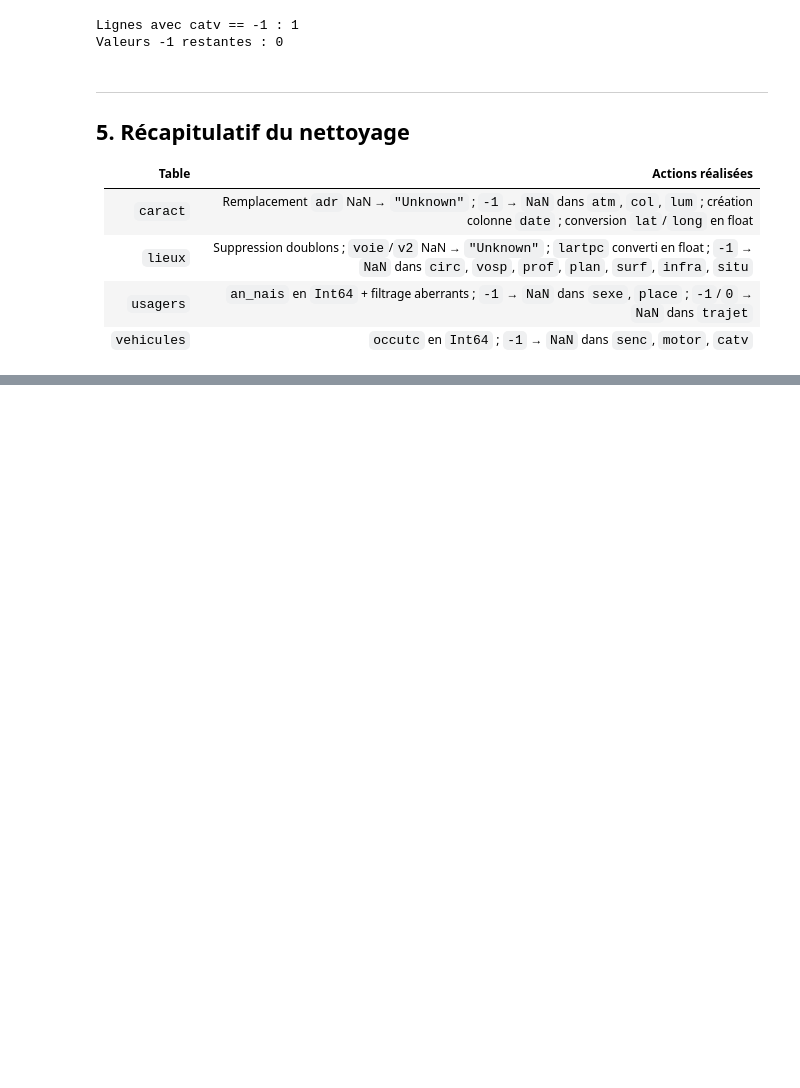
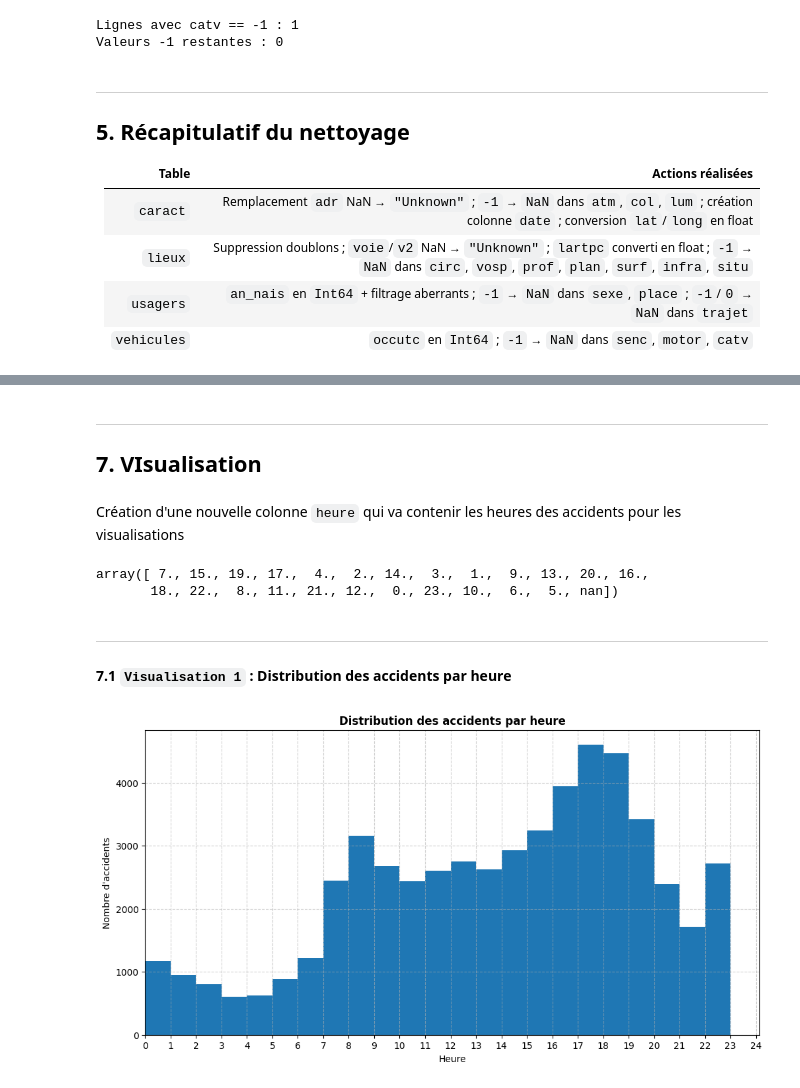
Before and after one commit to Ilyies07/analyse-data-accidents-route-france, a Jupyter notebook: analyse.ipynb, the cells around one changed output, grey strips where cells are left out. Cells and saved outputs as stored; diff of their text form; code cells hidden in the pictures; blank space fills up the shorter version.

Commit message:
Début analyse graphique du dataset ajout de quelque nettoyage supplémentaire

```diff
--- a/analyse.ipynb
+++ b/analyse.ipynb
@@ -129,0 +132,5 @@ Aucune valeur aberrante détectée en dehors des `-1` déjà traités. Les colon
+# %%
+caract["hrmn"] = caract["hrmn"].astype(str).str.zfill(4)
+caract["heure"] = pd.to_datetime(caract["hrmn"], format="%H:%M", errors="coerce").dt.time
+
+caract["heure"].unique()
@@ -158,0 +172,11 @@ dtype: object
+# %%
+caract["lum"] = caract["lum"].map({
+    1: "Plein jour",
+    2: "Crépuscule",
+    3: "Nuit sans éclairage",
+    4: "Nuit avec éclairage"
+})
+
+caract["lum"].unique()
+
+caract.describe(include='all')
@@ -569,0 +612,6 @@ Valeurs -1 restantes : 0
+# %%
+df = caract.merge(lieux, on="Num_Acc", how="left") \
+           .merge(vehicules, on="Num_Acc", how="left") \
+           .merge(usagers, on="id_vehicule", how="left")
+
+df.head()
@@ -569,0 +641,26 @@ Valeurs -1 restantes : 0
+# %% [markdown]
+---
+##  7. VIsualisation
+# %% [markdown]
+Création d'une nouvelle colonne ``heure`` qui va contenir les heures des accidents pour les visualisations
+# %%
+df["heure"] = caract["hrmn"].str[:2].astype(int)
+# %%
+df["heure"].unique()
+# %% [output]
+array([ 7., 15., 19., 17.,  4.,  2., 14.,  3.,  1.,  9., 13., 20., 16.,
+       18., 22.,  8., 11., 21., 12.,  0., 23., 10.,  6.,  5., nan])
+# %% [markdown]
+---
+#### 7.1 `Visualisation 1` : Distribution des accidents par heure
+# %%
+df["heure"].plot(kind="hist", bins=range(0,24), figsize=(12,6),)
+plt.title("Distribution des accidents par heure", fontweight="bold",fontsize=12)
+plt.xlim(24)
+plt.xticks(range(0,25))
+plt.xlabel("Heure")
+plt.ylabel("Nombre d'accidents")
+plt.grid(True, linestyle="--", alpha=0.6)
+plt.show()
+# %% [output]
+[figure, added]
```
Also changed, not shown: parts of 16 cells of this notebook.
